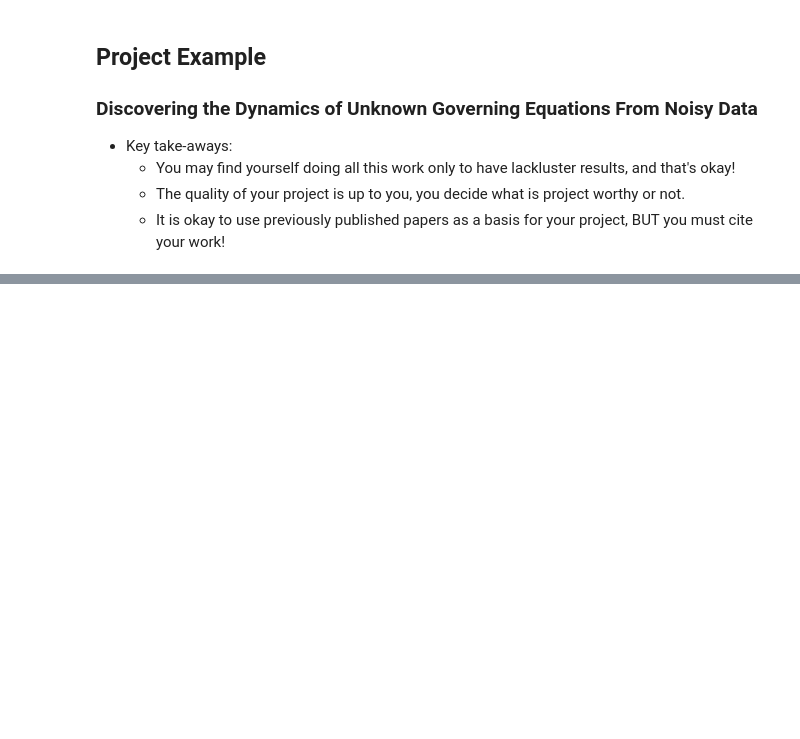
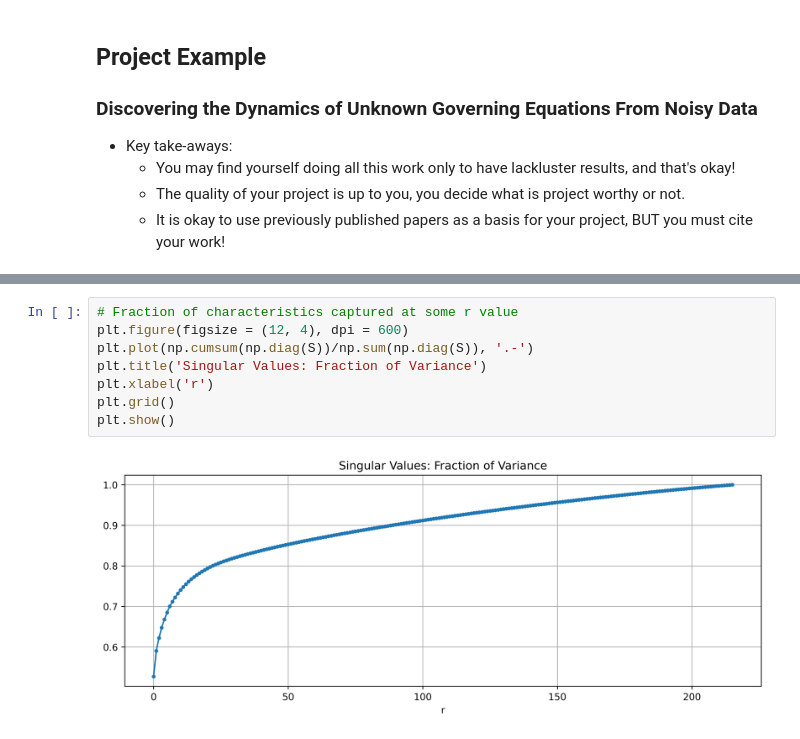
Before and after one commit to adriang1003/AM170B, a Jupyter notebook: Lectures/L6/Weeks 1 - 3 Recap.ipynb, the cells around one changed output, grey strips where cells are left out. Drawn from its saved outputs; the diff is of its cells as text; blank space fills up the shorter version.

```diff
--- a/Lectures/L6/Weeks 1 - 3 Recap.ipynb
+++ b/Lectures/L6/Weeks 1 - 3 Recap.ipynb
@@ -95,0 +150,10 @@ ICA_signals = ICA.fit_transform(X) # X can be a data frame! (small caveat)
+# %%
+# Fraction of characteristics captured at some r value
+plt.figure(figsize = (12, 4), dpi = 600)
+plt.plot(np.cumsum(np.diag(S))/np.sum(np.diag(S)), '.-')
+plt.title('Singular Values: Fraction of Variance')
+plt.xlabel('r')
+plt.grid()
+plt.show()
+# %% [output]
+[figure, added]
```
Also changed, not shown: parts of 16 cells of this notebook.
